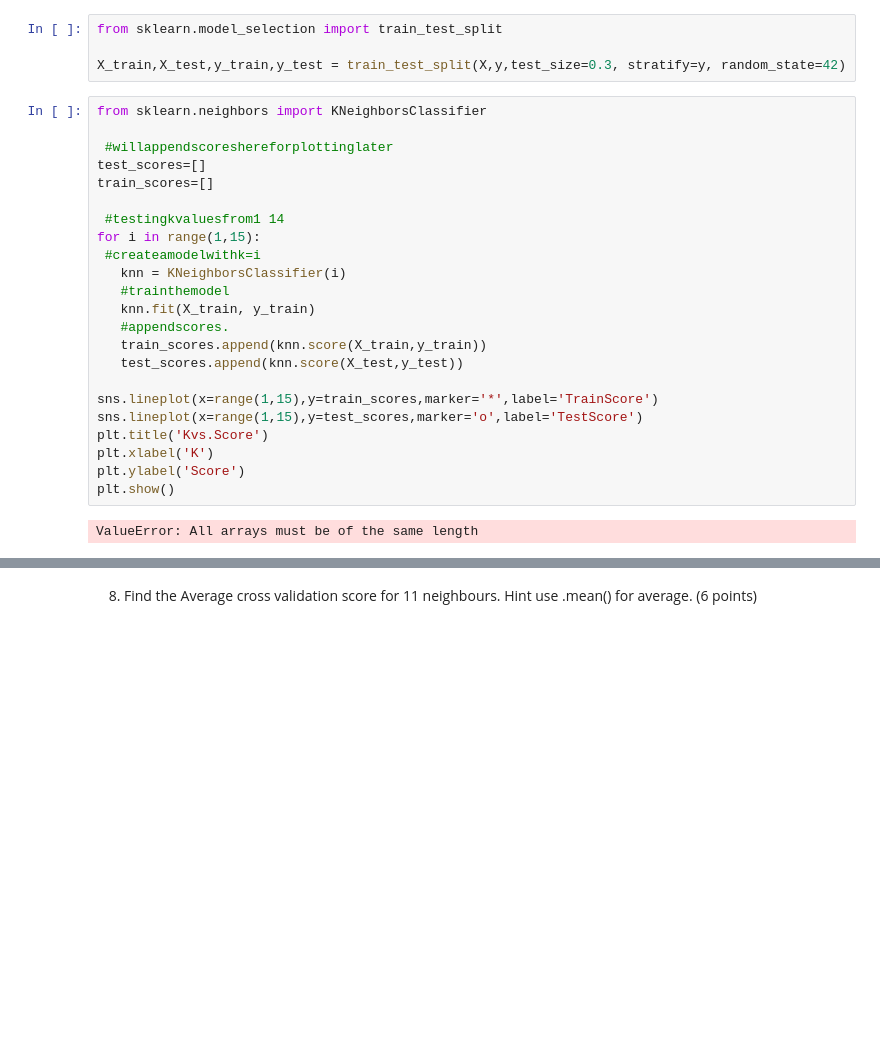
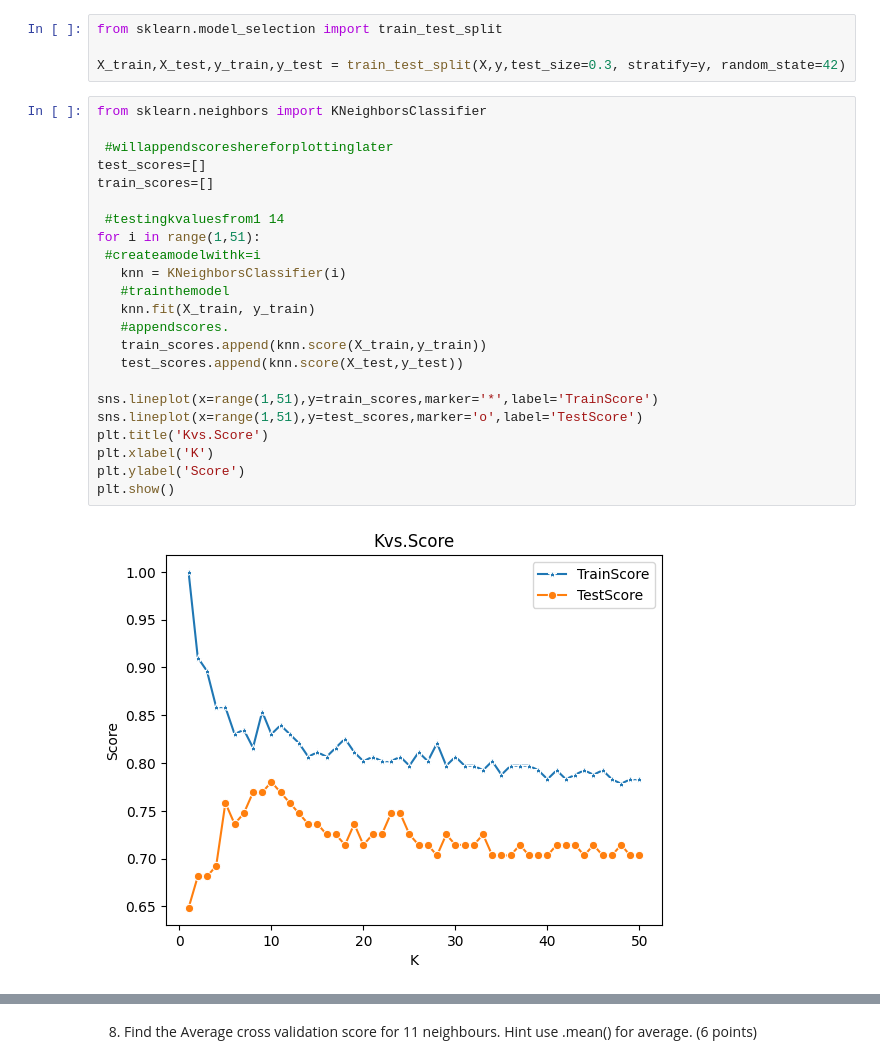
Before and after one commit to gordonnguyen/data-science-1, a Jupyter notebook: lab_2/lab2.ipynb, the cells around one changed output, grey strips where cells are left out. Drawn from its saved outputs; the diff is of its cells as text; blank space fills up the shorter version.

```diff
--- a/lab_2/lab2.ipynb
+++ b/lab_2/lab2.ipynb
@@ -98,25 +98,25 @@ X_train,X_test,y_train,y_test = train_test_split(X,y,test_size=0.3, stratify=y,
 # %%
 from sklearn.neighbors import KNeighborsClassifier
 
  #willappendscoreshereforplottinglater
 test_scores=[]
 train_scores=[]
 
  #testingkvaluesfrom1 14
-for i in range(1,15):
+for i in range(1,51):
  #createamodelwithk=i
    knn = KNeighborsClassifier(i)
    #trainthemodel
    knn.fit(X_train, y_train)
    #appendscores.
    train_scores.append(knn.score(X_train,y_train))
    test_scores.append(knn.score(X_test,y_test))
 
-sns.lineplot(x=range(1,15),y=train_scores,marker='*',label='TrainScore')
-sns.lineplot(x=range(1,15),y=test_scores,marker='o',label='TestScore')
+sns.lineplot(x=range(1,51),y=train_scores,marker='*',label='TrainScore')
+sns.lineplot(x=range(1,51),y=test_scores,marker='o',label='TestScore')
 plt.title('Kvs.Score')
 plt.xlabel('K')
 plt.ylabel('Score')
 plt.show()
 # %% [output]
-ValueError: All arrays must be of the same length
+[figure, added]
```
Also changed, not shown: parts of 3 cells of this notebook.
